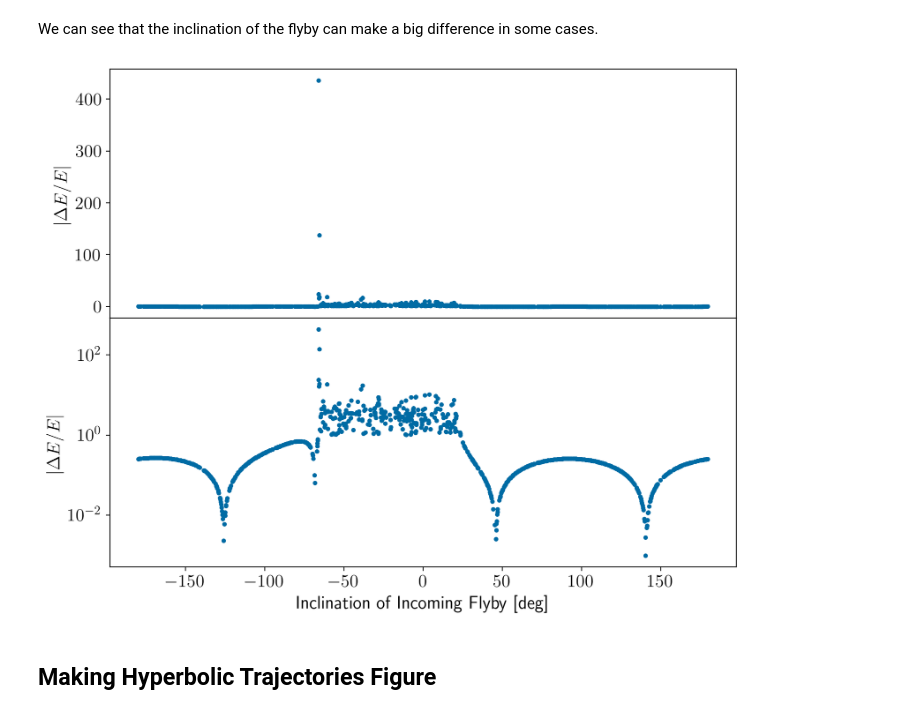
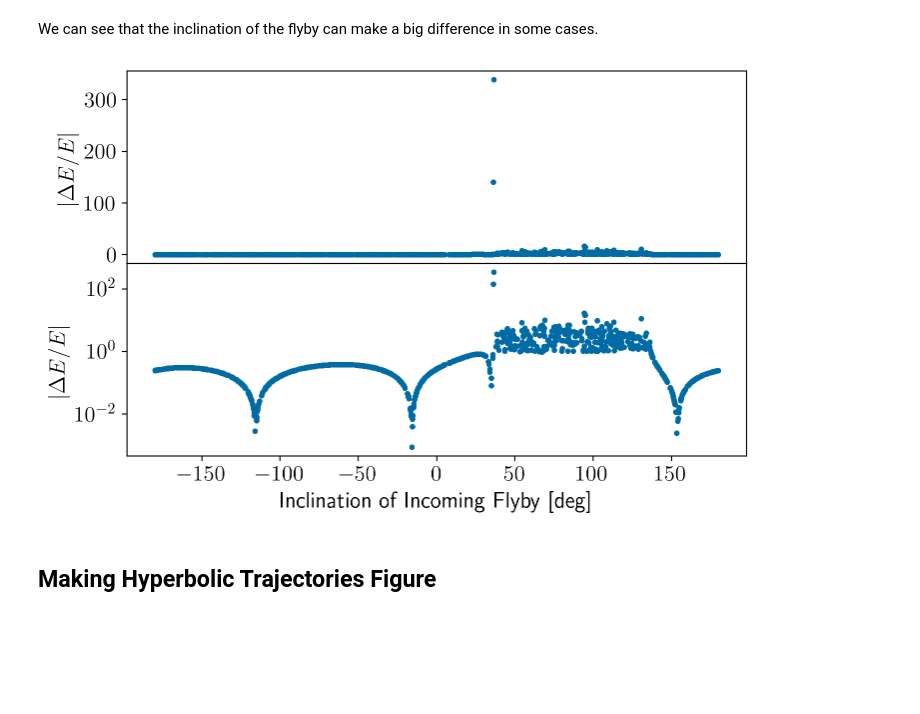
Before and after one commit to zyrxvo/airball, a Jupyter notebook: docs/examples/basics.ipynb, the cells around one changed output. Saved outputs shown, nothing was run; the diff lists cells and outputs as text; code cells hidden in the pictures; blank space fills up the shorter version.

```diff
--- a/docs/examples/basics.ipynb
+++ b/docs/examples/basics.ipynb
@@ -48,6 +48,6 @@ twopi = 2.*pi
 
 # Set the orbital elements of the flyby star
 # Simulate a randomly oriented, 1 solar mass stellar flyby with relative velocity of 5 km/s, and an impact parameter of 100 AU.
-star = airball.Star(m = 1 * u.solMass, b = 125 * u.au, v = 5 * u.km/u.s, inc = 1.12 * u.rad, omega = 1.09 * u.rad, Omega = 0.97 * u.rad, UNIT_SYSTEM=[u.deg])
+star = airball.Star(m = 1 * u.solMass, b = 120 * u.au, v = 5 * u.km/u.s, inc = 1.12 * u.rad, omega = 1.09 * u.rad, Omega = 0.97 * u.rad, UNIT_SYSTEM=[u.deg])
 star
 # %% [output]
@@ -60,7 +60,7 @@ def setup():
     # Set up a Sun-Neptune system.
     sim = rebound.Simulation()
     sim.add(m=1)
-    sim.add(m=5.151e-5, a=30.278, e=0.013, inc=0.031, omega=4.338, Omega=2.299, f=0)
+    sim.add(m=5.151e-5, a=30.278, e=0.013, inc=0.031, omega=0, Omega=0, f=0)
 
     sim.integrator = 'whfast'
     sim.ri_whfast.safe_mode = 0
@@ -139,20 +139,20 @@ We can see that the inclination of the flyby can make a big difference in some c
 # %%
 dEs = np.zeros(Nstars)
 for i in range(Nstars):
     dEs[i] = np.abs((after_sims[i].energy() - sim.energy())/sim.energy())
 
 plt.rcParams.update({'font.size': 16})
-fig,ax = plt.subplots(2,1, figsize=(10,8), sharex=True)
+fig,ax = plt.subplots(2,1, figsize=(8,5), sharex=True)
 ax[0].plot(stars.inc.to(u.deg), dEs, '.')
 ax[1].plot(stars.inc.to(u.deg), dEs, '.')
 ax[1].set_yscale('log')
 ax[0].set_ylabel(r'$|\Delta E/E|$')
 ax[1].set_ylabel(r'$|\Delta E/E|$')
 ax[1].set_xlabel(r'Inclination of Incoming Flyby [deg]')
 plt.subplots_adjust(hspace=0.)
 plt.show()
 # %% [output]
-[figure, old version]
+[figure, new version]
 # %% [markdown]
 ## Making Hyperbolic Trajectories Figure
 # %%
```
Also changed, not shown: parts of 5 cells of this notebook, 5 other files.
